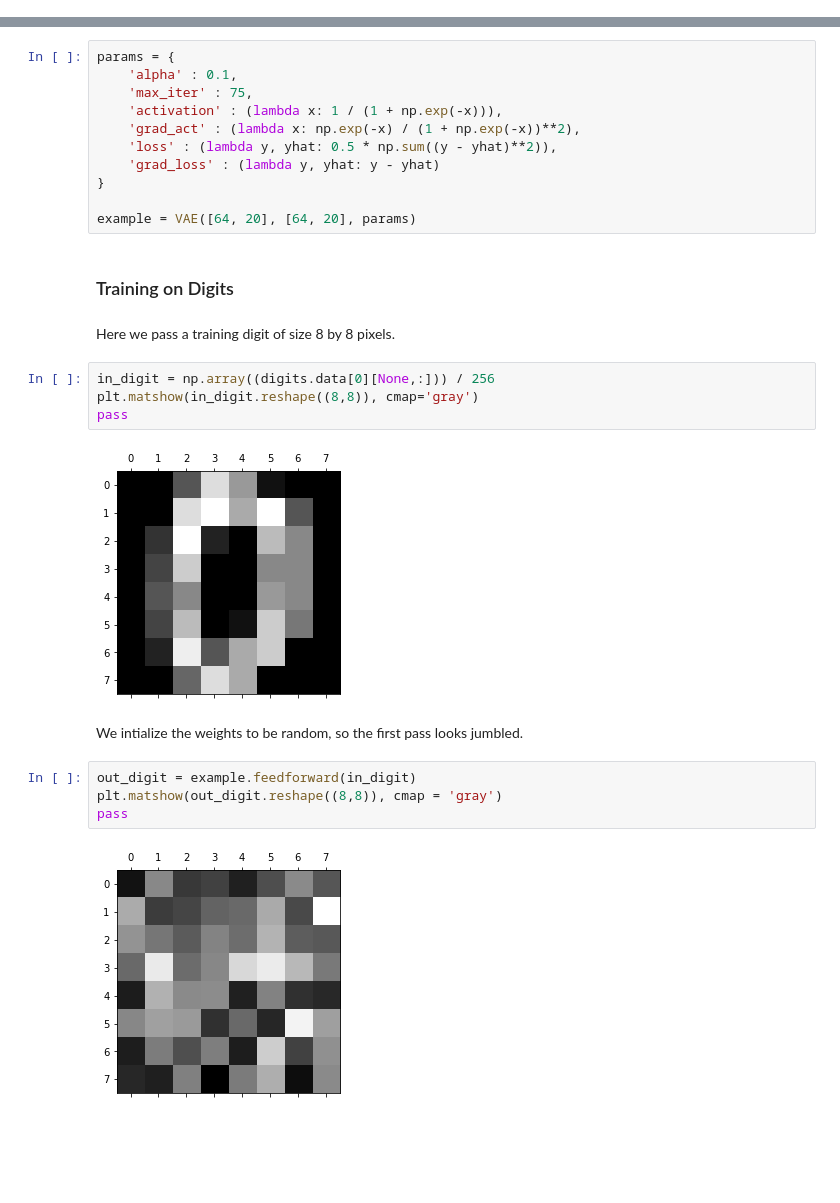
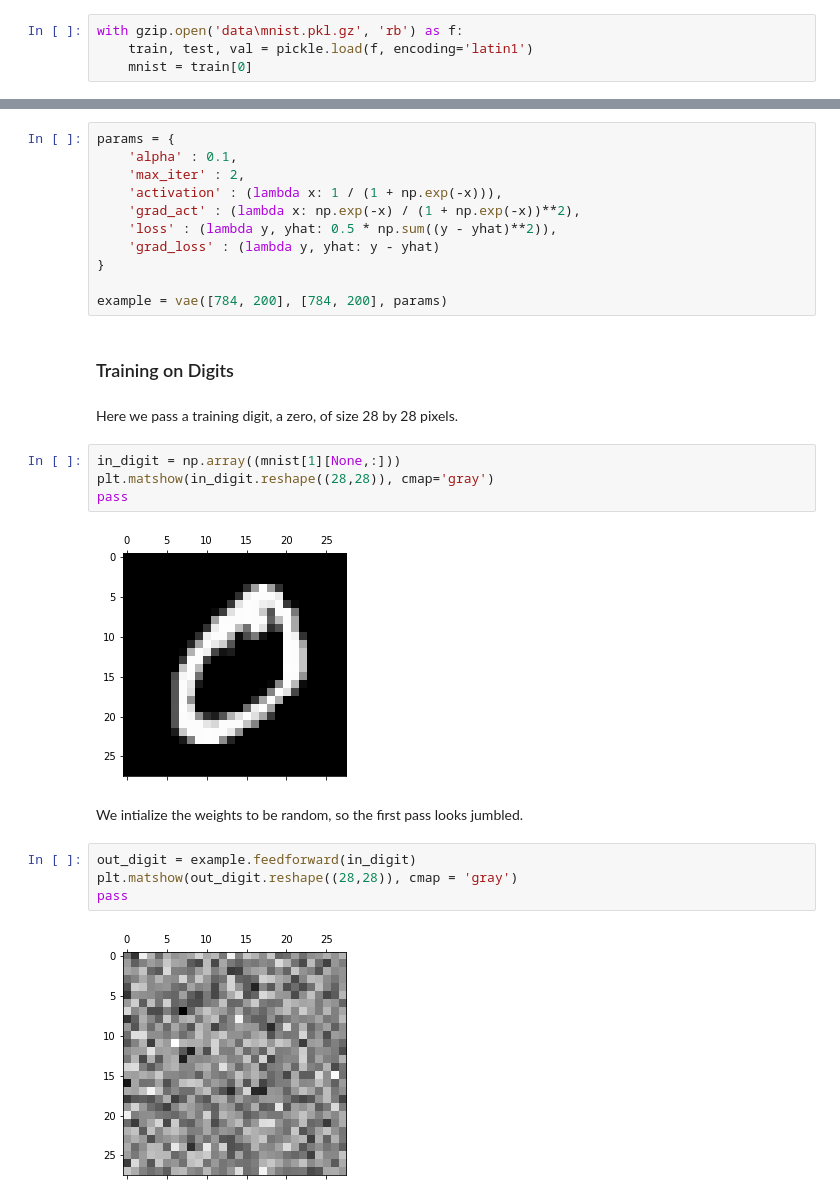
Before and after one commit to FaustineLi/Variational-Autoencoders, a Jupyter notebook: source/Example.ipynb, the cells around one changed output, grey strips where cells are left out. Saved outputs shown, nothing was run; the diff lists cells and outputs as text; blank space fills up the shorter version.

Commit message:
changed example to mnist

```diff
--- a/source/Example.ipynb
+++ b/source/Example.ipynb
@@ -158,3 +10,7 @@ class VAE(object):
+# %%
+with gzip.open('data\mnist.pkl.gz', 'rb') as f:
+    train, test, val = pickle.load(f, encoding='latin1')
+    mnist = train[0]
 # %% [markdown]
 After we import the VAE class, we set up the parameters and intialize the weights. The loss function is the squared error and the activation function is the sigmoid. As part of backpropogation, we also need to pass in the derviative of the loss and activation.
 
@@ -163,30 +173,30 @@ $$\sigma(x) = \frac{1}{1 + exp(-x)}$$
 # %%
 params = {
     'alpha' : 0.1,
-    'max_iter' : 75,
+    'max_iter' : 2,
     'activation' : (lambda x: 1 / (1 + np.exp(-x))),
     'grad_act' : (lambda x: np.exp(-x) / (1 + np.exp(-x))**2),
     'loss' : (lambda y, yhat: 0.5 * np.sum((y - yhat)**2)),
     'grad_loss' : (lambda y, yhat: y - yhat)
 }
 
-example = VAE([64, 20], [64, 20], params)
+example = vae([784, 200], [784, 200], params)
 # %% [markdown]
 ### Training on Digits
 # %% [markdown]
-Here we pass a training digit of size 8 by 8 pixels.
+Here we pass a training digit, a zero, of size 28 by 28 pixels.
 # %%
-in_digit = np.array((digits.data[0][None,:])) / 256
-plt.matshow(in_digit.reshape((8,8)), cmap='gray')
+in_digit = np.array((mnist[1][None,:]))
+plt.matshow(in_digit.reshape((28,28)), cmap='gray')
 pass
 # %% [output]
-[figure, old version]
+[figure, new version]
 # %% [markdown]
 We intialize the weights to be random, so the first pass looks jumbled.
 # %%
 out_digit = example.feedforward(in_digit)
-plt.matshow(out_digit.reshape((8,8)), cmap = 'gray')
+plt.matshow(out_digit.reshape((28,28)), cmap = 'gray')
 pass
 # %% [output]
-[figure, old version]
+[figure, new version]
 # %% [markdown]
```
Also changed, not shown: parts of 8 cells of this notebook, 2 other files.
